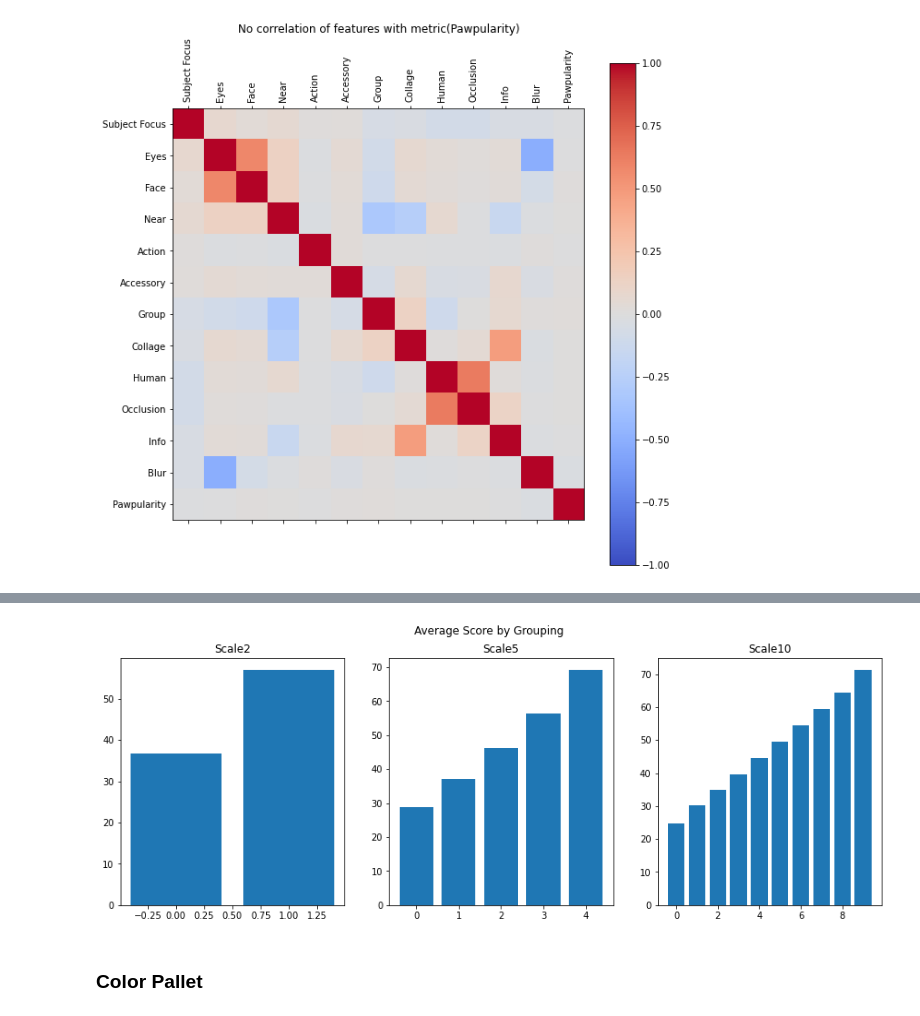
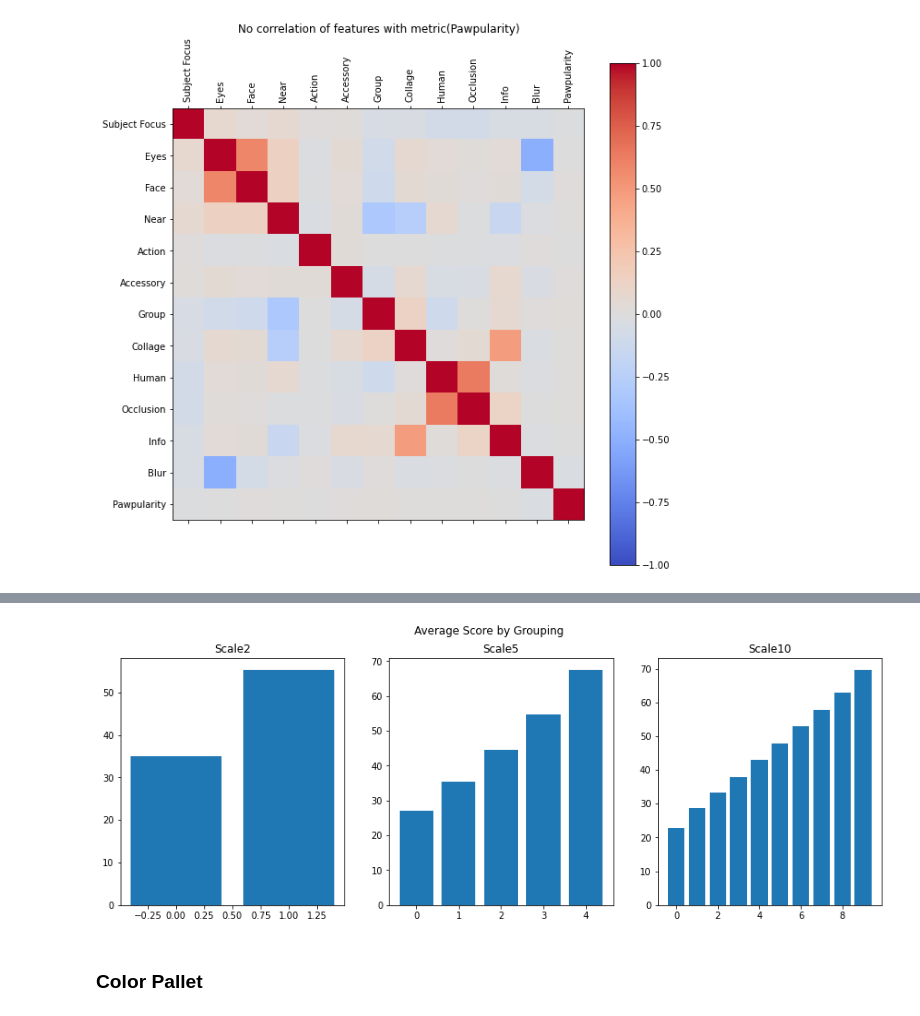
Before and after one commit to cmorenoUCB2021/w207_final_project_cem, a Jupyter notebook: CEM_notebooks/model_creation_5_only_basic_features.ipynb, the cells around one changed output, grey strips where cells are left out. Saved outputs shown, nothing was run; the diff lists cells and outputs as text; code cells hidden in the pictures.

```diff
--- a/CEM_notebooks/model_creation_5_only_basic_features.ipynb
+++ b/CEM_notebooks/model_creation_5_only_basic_features.ipynb
@@ -187,7 +187,7 @@ def mean_scale1(scale, Y_train, train_labels,f):
     for i in range(start,scale+start):
         index_to_get = np.where(Y_train == i)
         me = train_labels[index_to_get].mean()
-        means.append(((me+meantot)/2) + (3.0184739*f))
+        means.append(((me+meantot)/2) + f)
     return(means)
 
 #Return Prediction based on mean for range in scale
@@ -218,7 +218,7 @@ def print_confusion_matrix(Y_dev, Prediction, title):
 # %%
 #Set subplot matrix
 fig1, ax = plt.subplots(nrows=1, ncols=4, figsize=(15, 5))
-scales_plot = [2, 5, 10, 100]
+scales_plot = [2, 3, 5, 10]
 fontsize=12
 i = 0
 for s in scales_plot:
@@ -277,19 +262,19 @@ corr.style.background_gradient(cmap='coolwarm')
 # %%
 #Set subplot matrix
 fig2, ax1 = plt.subplots(nrows=1, ncols=3, figsize=(15, 5))
 scales_plot = [2, 5, 10]
 fontsize=12
 i = 0
 for s in scales_plot:
     sca = 'Scale'+str(s)
-    means = mean_scale1(s, np.array(df_data[sca]), np.array(df_data["Pawpularity"]))
+    means = mean_scale1(s, np.array(df_data[sca]), np.array(df_data["Pawpularity"]),1.333)
     ax1[i].bar(range(0,s),np.array(means))
     ax1[i].set_title(sca, fontsize=fontsize)
     i += 1
 fig2.suptitle("Average Score by Grouping")
 plt.show()
 # %% [output]
-[figure, old version]
+[figure, new version]
 # %% [markdown]
 ### Color Pallet
 # %%
```
Also changed, not shown: parts of 32 cells of this notebook.
